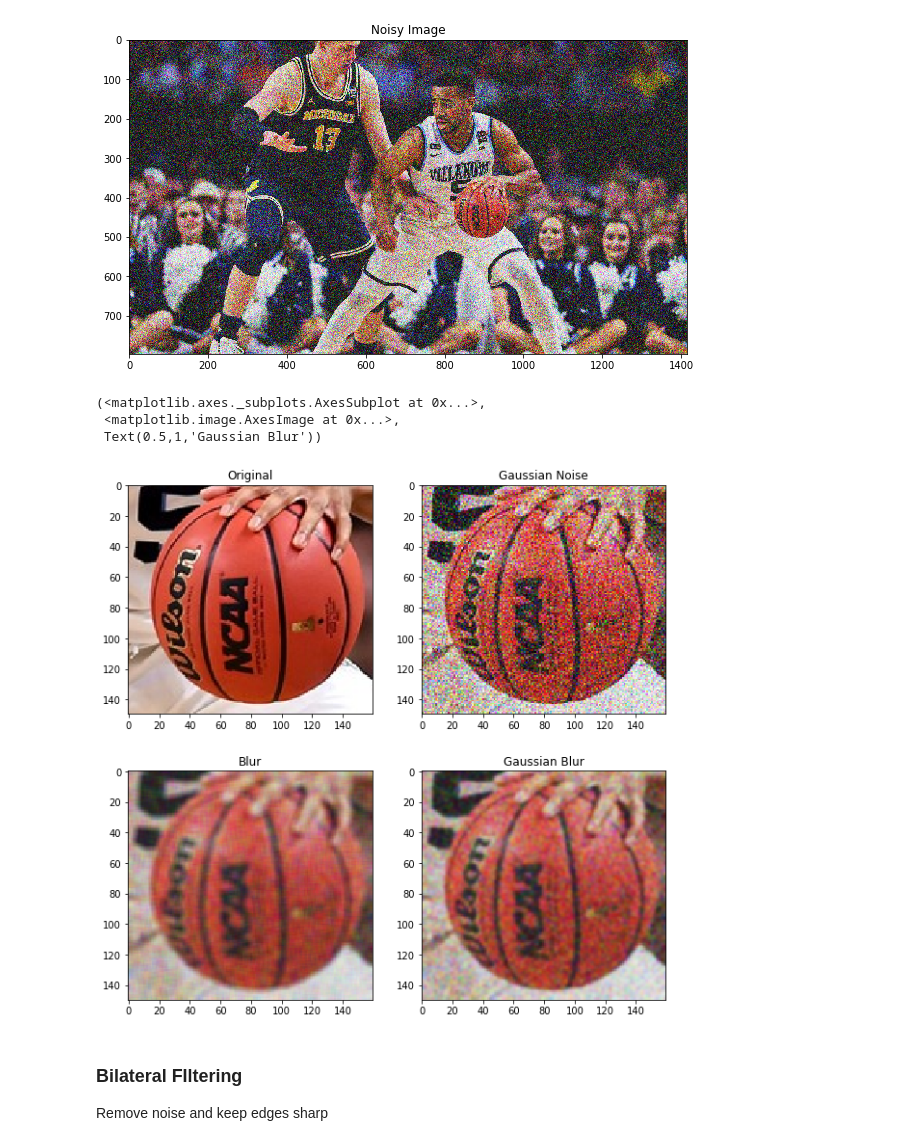
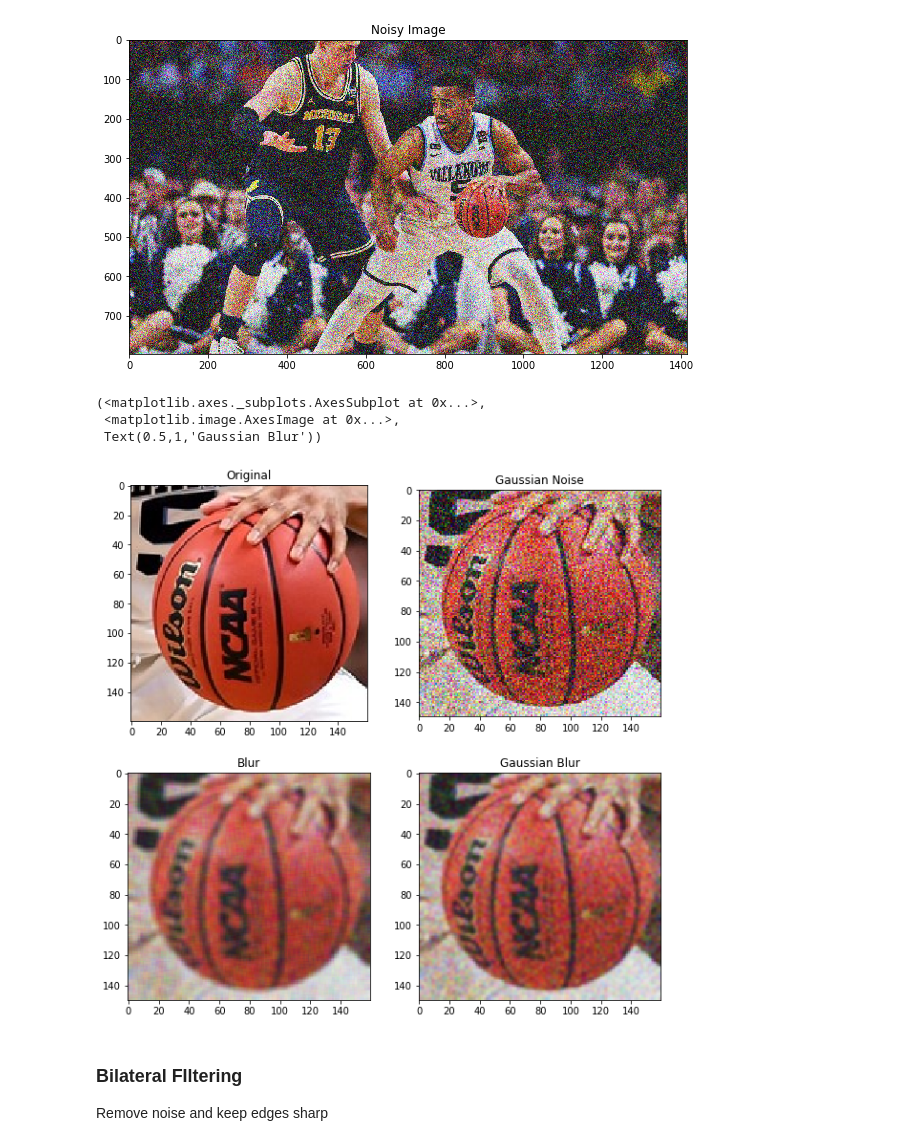
Before and after one commit to guilhermesimas/text-classification, a Jupyter notebook: opencv-img-processing/opencv-img-processing.ipynb, the cells around one changed output. Cells and saved outputs as stored; diff of their text form; code cells hidden in the pictures.

```diff
--- a/opencv-img-processing/opencv-img-processing.ipynb
+++ b/opencv-img-processing/opencv-img-processing.ipynb
@@ -126,21 +126,21 @@ plt.imshow(img_noisy),plt.title('Noisy Image')
 (<matplotlib.image.AxesImage at 0x...>, Text(0.5,1,'Noisy Image'))
 [figure]
 # %%
-img_roi = img[360:510,810:970]
+img_roi = img[350:510,810:970]
 img_noisy_roi = img_noisy[360:510,810:970]
 
 img_noisy_roi_blur = cv2.blur(img_noisy_roi,(5,5))
 img_noisy_roi_gblur = cv2.GaussianBlur(img_noisy_roi,(5,5),0)
 
 plt.subplot(221),plt.imshow(img_roi),plt.title('Original')
 plt.subplot(222),plt.imshow(img_noisy_roi),plt.title('Gaussian Noise')
 plt.subplot(223),plt.imshow(img_noisy_roi_blur),plt.title('Blur')
 plt.subplot(224),plt.imshow(img_noisy_roi_gblur),plt.title('Gaussian Blur')
 # %% [output]
 (<matplotlib.axes._subplots.AxesSubplot at 0x...>,
  <matplotlib.image.AxesImage at 0x...>,
  Text(0.5,1,'Gaussian Blur'))
-[figure, old version]
+[figure, new version]
 # %% [markdown]
 ### Bilateral FIltering
 Remove noise and keep edges sharp
```
Also changed, not shown: parts of 15 cells of this notebook.
